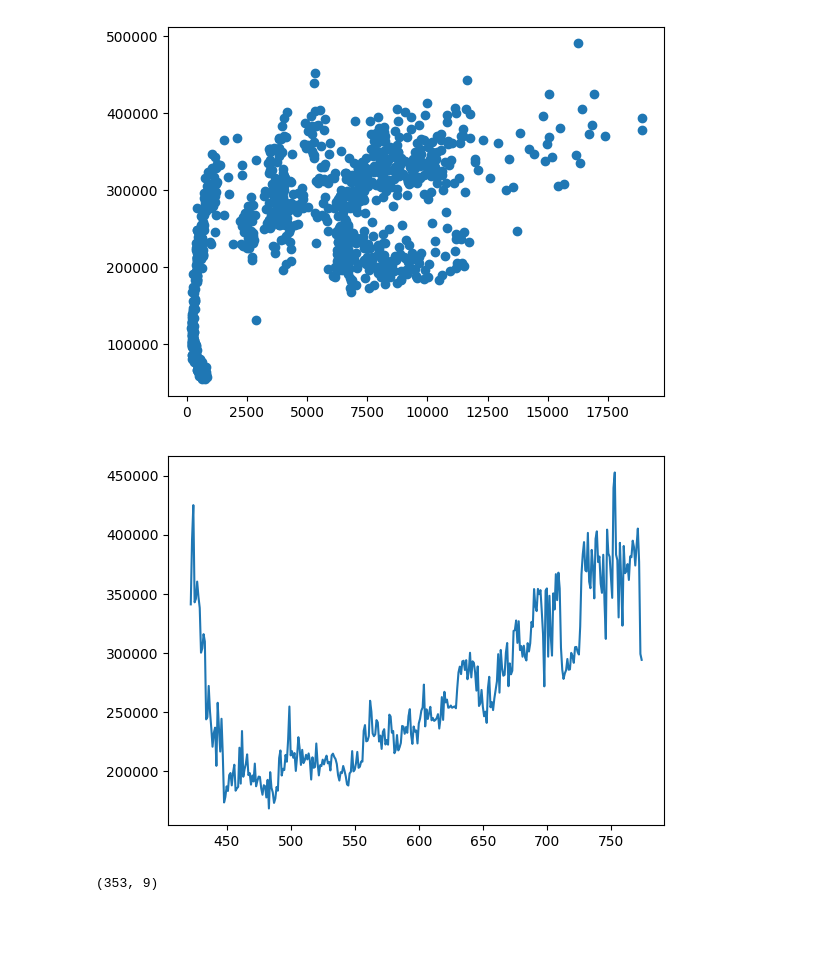
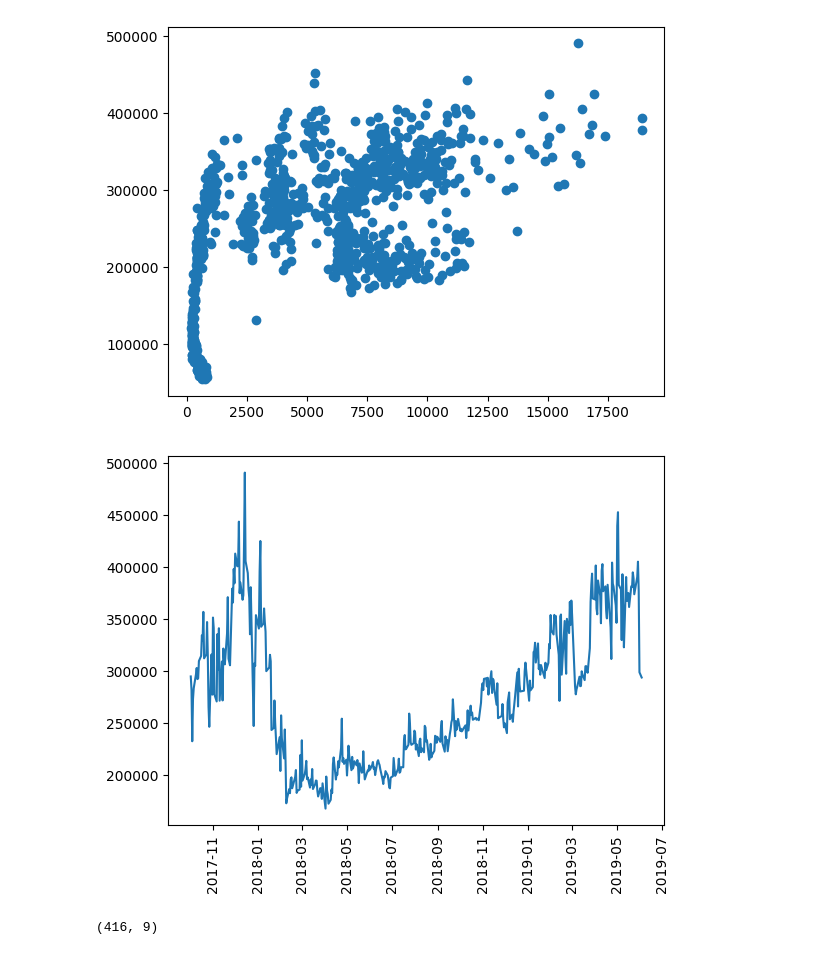
Before and after one commit to JAndretti/Projet-Time-Series-E5, a Jupyter notebook: main.ipynb, the cells around one changed output. Saved outputs shown, nothing was run; the diff lists cells and outputs as text; code cells hidden in the pictures; blank space fills up the shorter version.

```diff
--- a/main.ipynb
+++ b/main.ipynb
@@ -42,12 +45,13 @@ plt.show()
 # %% [output]
 [figure]
 # %%
-filtered_df = df[df["Date"].isin(pd.date_range('2018-01-01', '2019-06-03'))]
-plt.plot(filtered_df.index,filtered_df['n-transactions'])
+filtered_df = df[df["Date"].isin(pd.date_range('2017-10-01', '2019-06-03'))]
+plt.plot(filtered_df['Date'],filtered_df['n-transactions'])
+plt.xticks(rotation=90)
 plt.show()
 # %% [output]
-[figure, old version]
+[figure, new version]
 # %%
 filtered_df.shape
 # %% [output]
-(353, 9)
+(416, 9)
```
Also changed, not shown: parts of 2 cells of this notebook.
